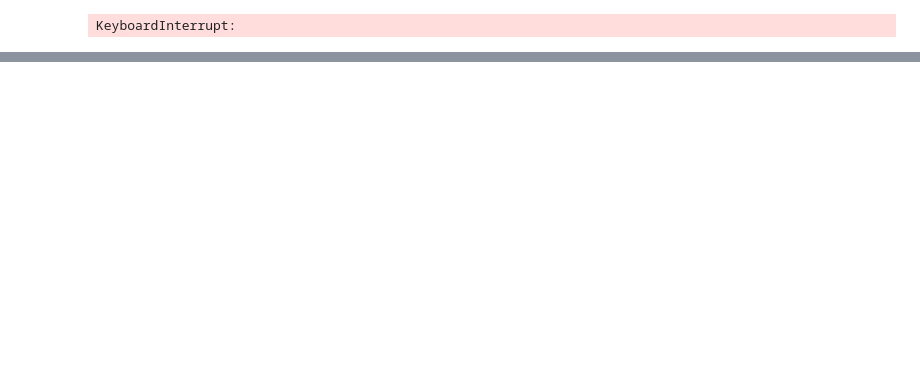
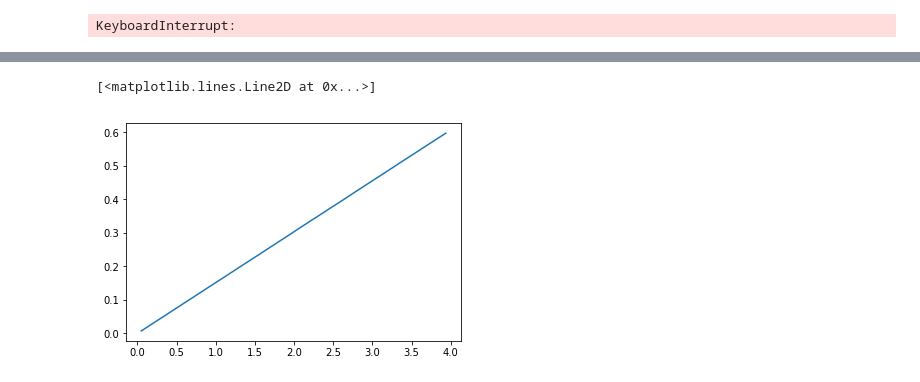
Before and after one commit to manuchironi/Instrumentacion_y_control, a Jupyter notebook: Clase 5 - Caracterizacion circuitos.ipynb, the cells around one changed output, grey strips where cells are left out. Cells and saved outputs as stored; diff of their text form; code cells hidden in the pictures; blank space fills up the shorter version.

```diff
--- a/Clase 5 - Caracterizacion circuitos.ipynb
+++ b/Clase 5 - Caracterizacion circuitos.ipynb
@@ -101,6 +101,32 @@ def sweepe_placa(gener, init_freq = 100, end_freq = 1100, cant_med = 100,prom_nu
             amplitud[i] = np.divide(amplitud_prom,prom_number)
             offset[i] = np.divide(offset_prom,prom_number)
         return freqs, amplitud, offset
+# %%
+def sweepe_placa_ampl(gener, init_ampl = 0.05, end_ampl = 4, cant_med = 100,prom_number=1):
+    with gener as generador:
+        paso = (np.divide(end_ampl - init_ampl,cant_med))
+        amplitud = np.zeros(cant_med)
+        offset = np.zeros(cant_med)
+        ampl = np.add(np.multiply(np.arange(cant_med), paso), init_ampl)
+        for i,freq in enumerate(ampl):
+            periodo = np.divide(1,1000)
+            generador.amplitude= freq*ureg.volts
+        # Esperamos a que se setee y lea bien
+            time.sleep(1)
+            numero_de_muestras = int(2* periodo * sd.default.samplerate)
+            amplitud_prom = 0
+            offset_prom = 0
+            for n in range(prom_number):
+            # Consulta Placa
+                myrecording = sd.rec(numero_de_muestras,channels=2,blocking=True)
+                medicion = np.asarray([i[0] for i in myrecording])
+                maximo = np.max(medicion)
+                minimo = np.min(medicion)
+                amplitud_prom = amplitud_prom + maximo - minimo
+                offset_prom = offset_prom + np.divide(maximo + minimo,2)
+            amplitud[i] = np.divide(amplitud_prom,prom_number)
+            offset[i] = np.divide(offset_prom,prom_number)
+        return ampl, amplitud, offset
 # %%
 rm = visa.ResourceManager()
 ID=rm.list_resources()
@@ -222,0 +256,6 @@ NameError: name 'sd' is not defined
+# %%
+freq,ampl,off=sweepe_placa_ampl(genf, 0.05, 4, 60,10)
+plt.plot(freq,ampl)
+# %% [output]
+[<matplotlib.lines.Line2D at 0x...>]
+[figure, added]
```
Also changed, not shown: parts of 10 cells of this notebook, 11 other files.
